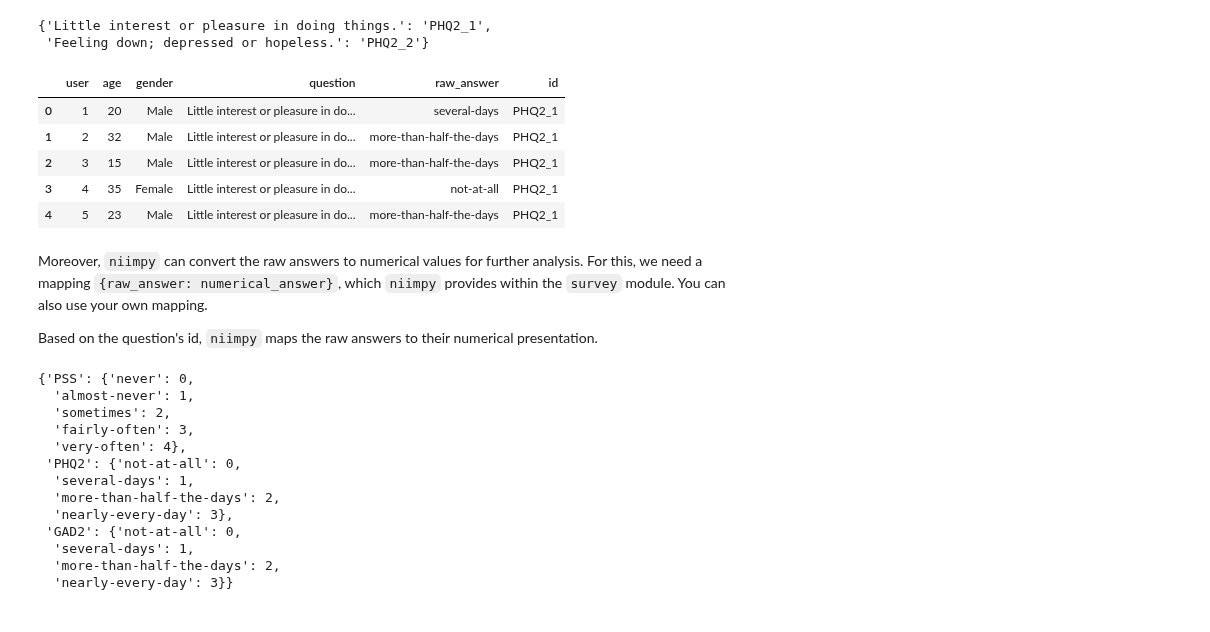
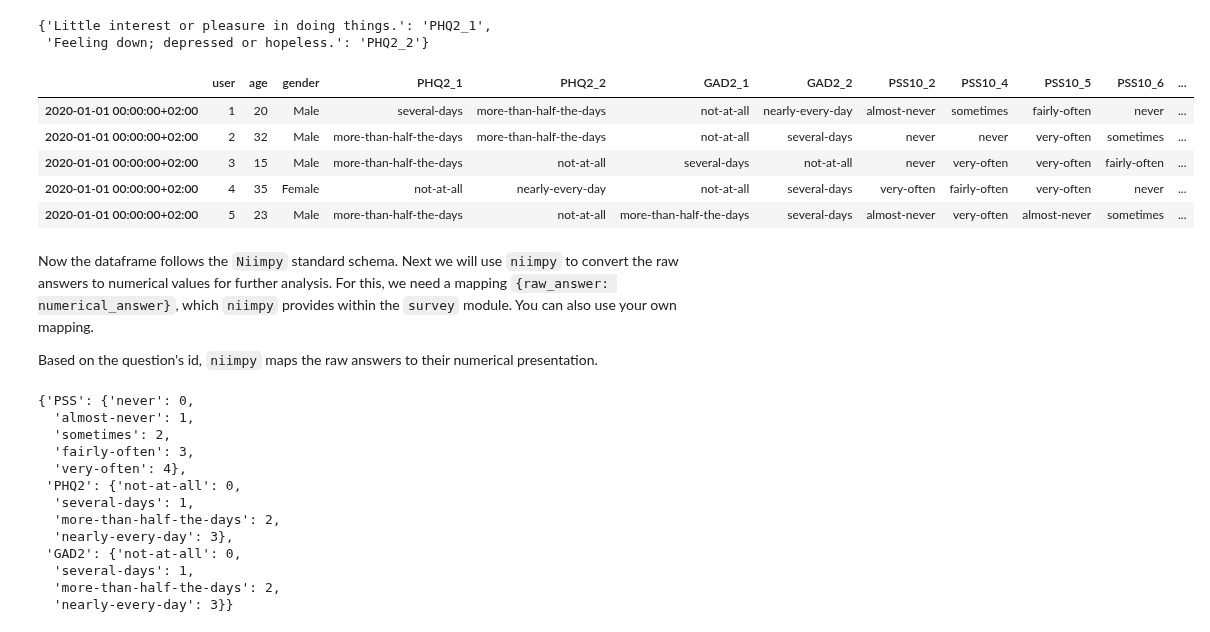
Before and after one commit to digitraceslab/niimpy, a Jupyter notebook: docs/demo_notebooks/survey.ipynb, the cells around one changed output. Saved outputs shown, nothing was run; the diff lists cells and outputs as text; code cells hidden in the pictures.

```diff
--- a/docs/demo_notebooks/survey.ipynb
+++ b/docs/demo_notebooks/survey.ipynb
@@ -45,26 +48,20 @@ PHQ2_MAP
 # %% [output]
 {'Little interest or pleasure in doing things.': 'PHQ2_1',
  'Feeling down; depressed or hopeless.': 'PHQ2_2'}
-# %%
-# Convert column name to id, based on provided mappers from niimpy
-col_id = {**PHQ2_MAP, **PSS10_MAP, **GAD2_MAP}
-selected_cols = [col for col in df.columns if col in col_id.keys()]
-
-# Convert from wide to long format
-transformed_df = pd.melt(df, id_vars=['user', 'age', 'gender'], value_vars=selected_cols, var_name='question', value_name='raw_answer')
-
-# Assign questions to codes
-transformed_df['id'] = transformed_df['question'].replace(col_id)
-transformed_df.head()
-# %% [output]
-|  | user | age | gender | question | raw_answer | id |
-| 0 | 1 | 20 | Male | Little interest or pleasure in do... | several-days | PHQ2_1 |
-| 1 | 2 | 32 | Male | Little interest or pleasure in do... | more-than-half-the-days | PHQ2_1 |
-| 2 | 3 | 15 | Male | Little interest or pleasure in do... | more-than-half-the-days | PHQ2_1 |
-| 3 | 4 | 35 | Female | Little interest or pleasure in do... | not-at-all | PHQ2_1 |
-| 4 | 5 | 23 | Male | Little interest or pleasure in do... | more-than-half-the-days | PHQ2_1 |
+# %%
+# Convert column name to id, based on provided mappers from niimpy
+column_map = {**PHQ2_MAP, **PSS10_MAP, **GAD2_MAP}
+df = df.rename(column_map, axis = 1)
+df.head()
+# %% [output]
+|  | user | age | gender | PHQ2_1 | PHQ2_2 | GAD2_1 | GAD2_2 | PSS10_2 | PSS10_4 | PSS10_5 | PSS10_6 | ... |
+| 2020-01-01 00:00:00+02:00 | 1 | 20 | Male | several-days | more-than-half-the-days | not-at-all | nearly-every-day | almost-never | sometimes | fairly-often | never | ... |
+| 2020-01-01 00:00:00+02:00 | 2 | 32 | Male | more-than-half-the-days | more-than-half-the-days | not-at-all | several-days | never | never | very-often | sometimes | ... |
+| 2020-01-01 00:00:00+02:00 | 3 | 15 | Male | more-than-half-the-days | not-at-all | several-days | not-at-all | never | very-often | very-often | fairly-often | ... |
+| 2020-01-01 00:00:00+02:00 | 4 | 35 | Female | not-at-all | nearly-every-day | not-at-all | several-days | very-often | fairly-often | very-often | never | ... |
+| 2020-01-01 00:00:00+02:00 | 5 | 23 | Male | more-than-half-the-days | not-at-all | more-than-half-the-days | several-days | almost-never | very-often | almost-never | sometimes | ... |
 # %% [markdown]
-Moreover, `niimpy` can convert the raw answers to numerical values for further analysis. For this, we need a mapping `{raw_answer: numerical_answer}`, which `niimpy` provides within the `survey` module. You can also use your own mapping.
+Now the dataframe follows the `Niimpy` standard schema. Next we will use `niimpy` to convert the raw answers to numerical values for further analysis. For this, we need a mapping `{raw_answer: numerical_answer}`, which `niimpy` provides within the `survey` module. You can also use your own mapping.
 
 Based on the question's id,  `niimpy` maps the raw answers to their numerical presentation.
 # %%
```
Also changed, not shown: parts of 14 cells of this notebook, 2 other files.
